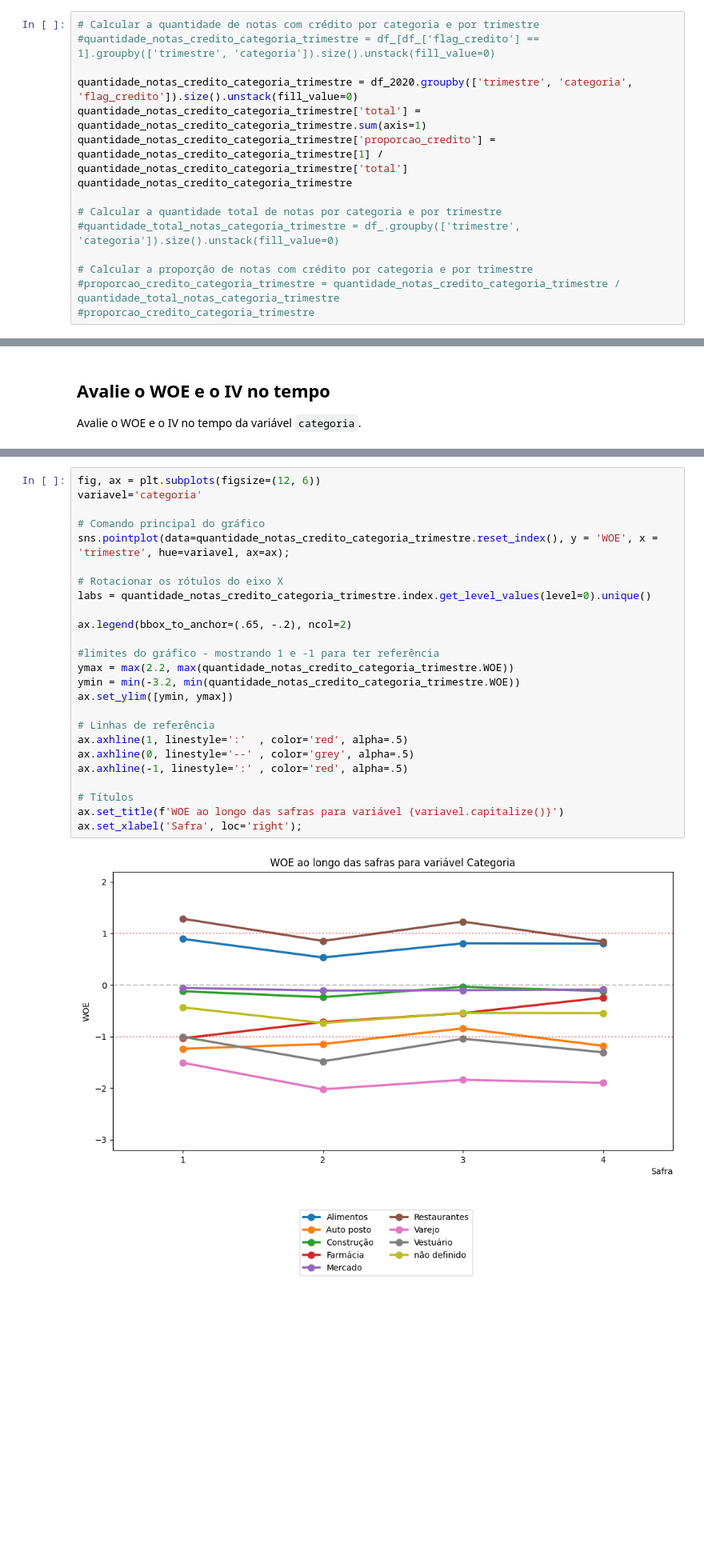
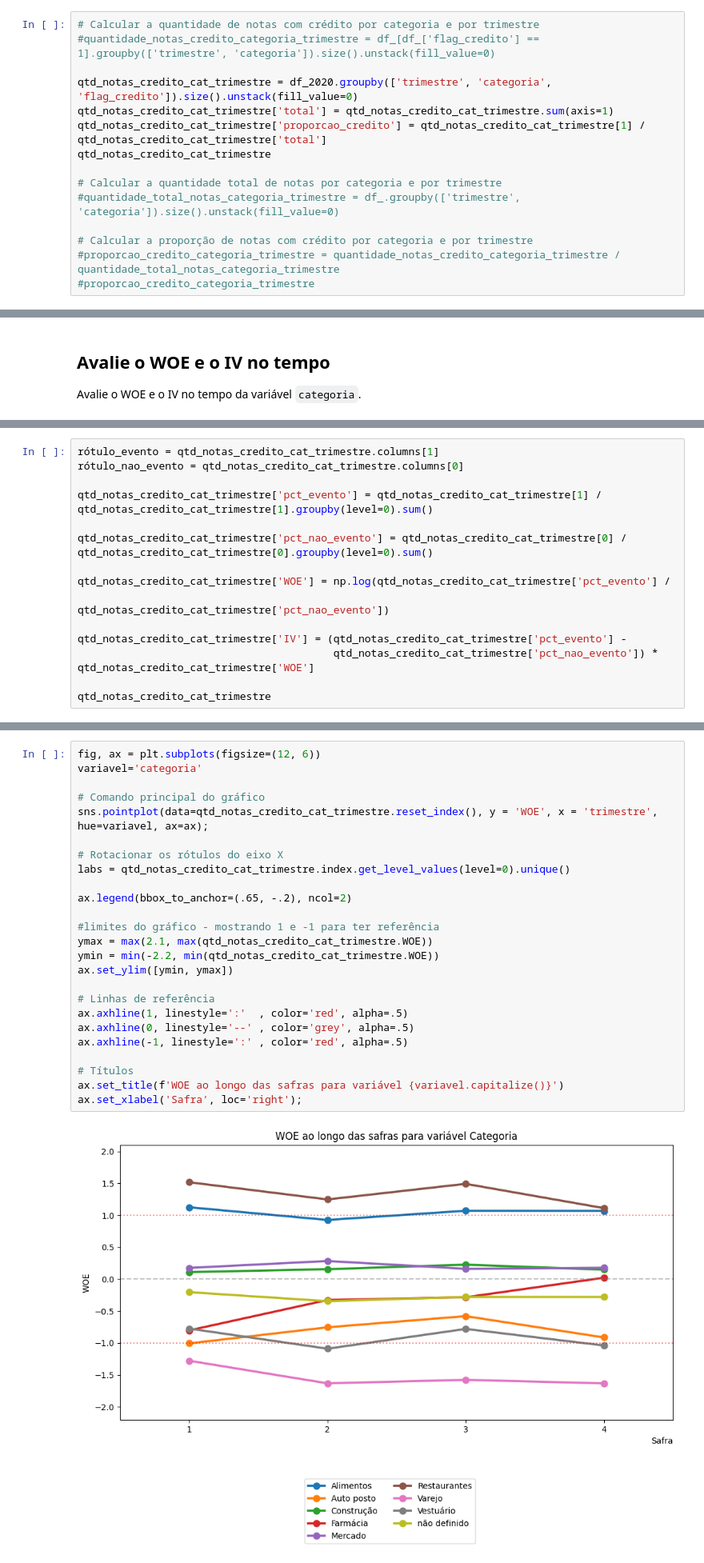
Before and after one commit to heberrossi/Curso_CientistaDeDados_EBAC_Exercicios, a Jupyter notebook: MÓD 36 - DESCRITIVA IV/Exercício 2/ProfCientistaDados m36_supportmaterial_exercise02.ipynb, the cells around one changed output, grey strips where cells are left out. Shown: that part at 80% size. Cells and saved outputs as stored; diff of their text form; blank space fills up the shorter version.

```diff
--- a/MÓD 36 - DESCRITIVA IV/Exercício 2/ProfCientistaDados m36_supportmaterial_exercise02.ipynb
+++ b/MÓD 36 - DESCRITIVA IV/Exercício 2/ProfCientistaDados m36_supportmaterial_exercise02.ipynb
@@ -307,10 +313,10 @@ plt.show()
 # Calcular a quantidade de notas com crédito por categoria e por trimestre
 #quantidade_notas_credito_categoria_trimestre = df_[df_['flag_credito'] == 1].groupby(['trimestre', 'categoria']).size().unstack(fill_value=0)
 
-quantidade_notas_credito_categoria_trimestre = df_2020.groupby(['trimestre', 'categoria', 'flag_credito']).size().unstack(fill_value=0)
-quantidade_notas_credito_categoria_trimestre['total'] = quantidade_notas_credito_categoria_trimestre.sum(axis=1)
-quantidade_notas_credito_categoria_trimestre['proporcao_credito'] = quantidade_notas_credito_categoria_trimestre[1] / quantidade_notas_credito_categoria_trimestre['total']
-quantidade_notas_credito_categoria_trimestre
+qtd_notas_credito_cat_trimestre = df_2020.groupby(['trimestre', 'categoria', 'flag_credito']).size().unstack(fill_value=0)
+qtd_notas_credito_cat_trimestre['total'] = qtd_notas_credito_cat_trimestre.sum(axis=1)
+qtd_notas_credito_cat_trimestre['proporcao_credito'] = qtd_notas_credito_cat_trimestre[1] / qtd_notas_credito_cat_trimestre['total']
+qtd_notas_credito_cat_trimestre
 
 # Calcular a quantidade total de notas por categoria e por trimestre
 #quantidade_total_notas_categoria_trimestre = df_.groupby(['trimestre', 'categoria']).size().unstack(fill_value=0)
@@ -381,0 +364,15 @@ quantidade_notas_credito_categoria_trimestre
+# %%
+rótulo_evento = qtd_notas_credito_cat_trimestre.columns[1]
+rótulo_nao_evento = qtd_notas_credito_cat_trimestre.columns[0]
+
+qtd_notas_credito_cat_trimestre['pct_evento'] = qtd_notas_credito_cat_trimestre[1] / qtd_notas_credito_cat_trimestre[1].groupby(level=0).sum()
+
+qtd_notas_credito_cat_trimestre['pct_nao_evento'] = qtd_notas_credito_cat_trimestre[0] / qtd_notas_credito_cat_trimestre[0].groupby(level=0).sum()
+
+qtd_notas_credito_cat_trimestre['WOE'] = np.log(qtd_notas_credito_cat_trimestre['pct_evento'] /
+                                                qtd_notas_credito_cat_trimestre['pct_nao_evento'])
+
+qtd_notas_credito_cat_trimestre['IV'] = (qtd_notas_credito_cat_trimestre['pct_evento'] -
+                                         qtd_notas_credito_cat_trimestre['pct_nao_evento']) * qtd_notas_credito_cat_trimestre['WOE']
+
+qtd_notas_credito_cat_trimestre
@@ -382,27 +398,27 @@ quantidade_notas_credito_categoria_trimestre
 # %%
 fig, ax = plt.subplots(figsize=(12, 6))
 variavel='categoria'
 
 # Comando principal do gráfico
-sns.pointplot(data=quantidade_notas_credito_categoria_trimestre.reset_index(), y = 'WOE', x = 'trimestre', hue=variavel, ax=ax);
+sns.pointplot(data=qtd_notas_credito_cat_trimestre.reset_index(), y = 'WOE', x = 'trimestre', hue=variavel, ax=ax);
 
 # Rotacionar os rótulos do eixo X
-labs = quantidade_notas_credito_categoria_trimestre.index.get_level_values(level=0).unique()
+labs = qtd_notas_credito_cat_trimestre.index.get_level_values(level=0).unique()
 
 ax.legend(bbox_to_anchor=(.65, -.2), ncol=2)
 
 #limites do gráfico - mostrando 1 e -1 para ter referência
-ymax = max(2.2, max(quantidade_notas_credito_categoria_trimestre.WOE))
-ymin = min(-3.2, min(quantidade_notas_credito_categoria_trimestre.WOE))
+ymax = max(2.1, max(qtd_notas_credito_cat_trimestre.WOE))
+ymin = min(-2.2, min(qtd_notas_credito_cat_trimestre.WOE))
 ax.set_ylim([ymin, ymax])
 
 # Linhas de referência
 ax.axhline(1, linestyle=':'  , color='red', alpha=.5)
 ax.axhline(0, linestyle='--' , color='grey', alpha=.5)
 ax.axhline(-1, linestyle=':' , color='red', alpha=.5)
 
 # Títulos
 ax.set_title(f'WOE ao longo das safras para variável {variavel.capitalize()}')
 ax.set_xlabel('Safra', loc='right');
 # %% [output]
-[figure, old version]
+[figure, new version]
```
Also changed, not shown: parts of 12 cells of this notebook.
